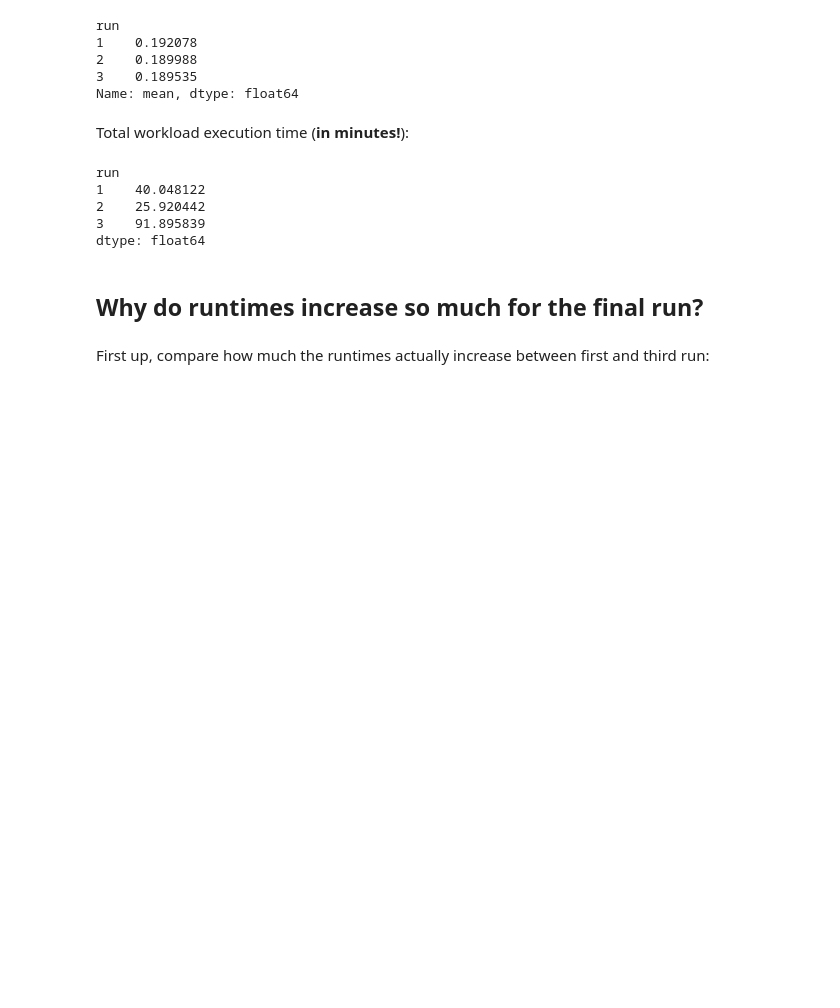
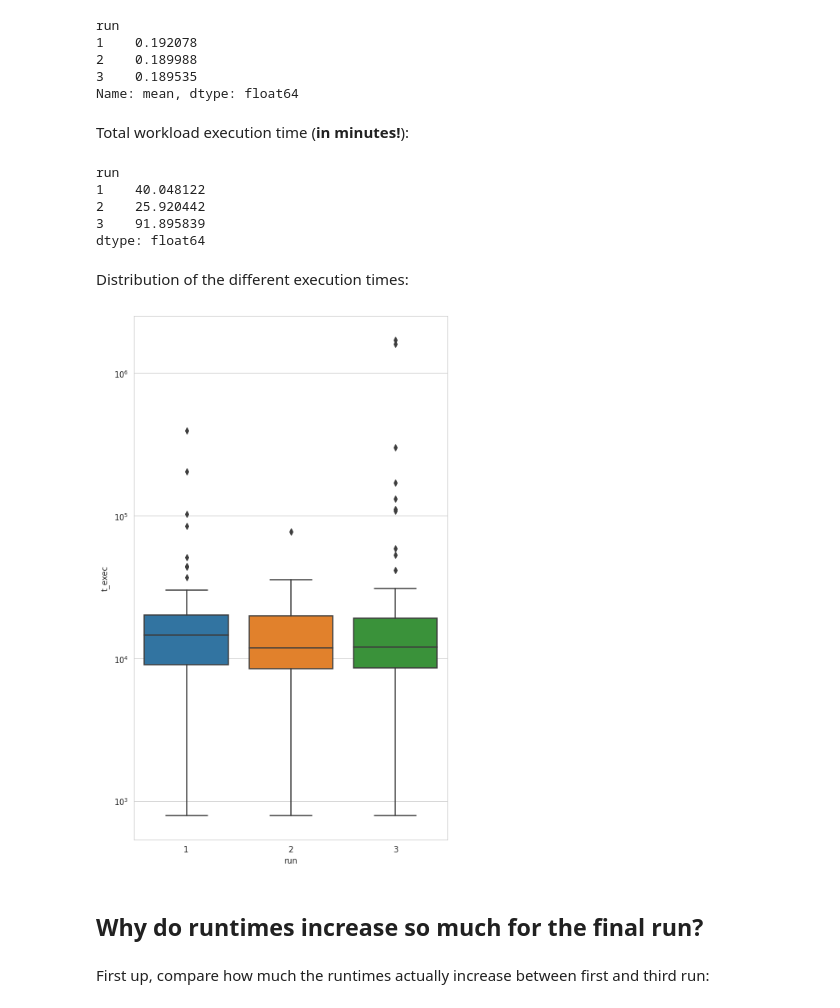
Before and after one commit to rbergm/aft, a Jupyter notebook: pg-aqo/Workload-Evaluation.ipynb, the cells around one changed output. Cells and saved outputs as stored; diff of their text form; code cells hidden in the pictures; blank space fills up the shorter version.

Commit message:
More figures for incremental pg-aqo evaluation

```diff
--- a/pg-aqo/Workload-Evaluation.ipynb
+++ b/pg-aqo/Workload-Evaluation.ipynb
@@ -180,6 +180,14 @@ run
 2    25.920442
 3    91.895839
 dtype: float64
+# %% [markdown]
+Distribution of the different execution times:
+# %%
+fig, ax = plt.subplots(figsize=(7,12))
+g = sns.boxplot(data=df_aqo, y="t_exec", x="run", ax=ax)
+g.set_yscale("log")
+# %% [output]
+[figure, added]
 # %% [markdown]
 ## Why do runtimes increase so much for the final run?
 # %%
```
Also changed, not shown: parts of 1 cell of this notebook.
